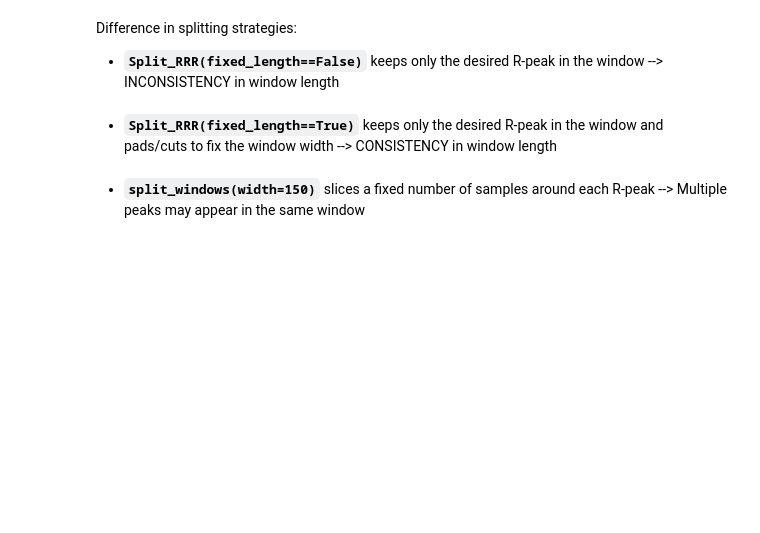
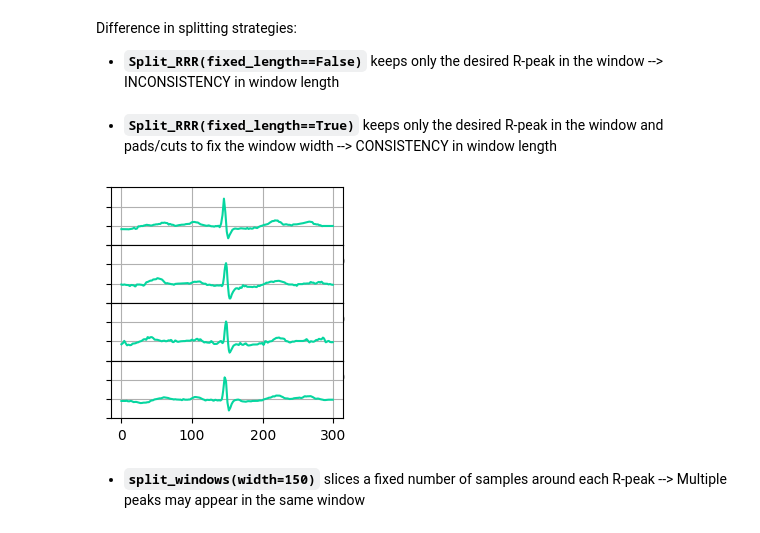
Before and after one commit to alberto-rota/PAC-PVC-Beat-Classifier-for-ECGs, a Jupyter notebook: gold.ipynb, the cells around one changed output. Drawn from its saved outputs; the diff is of its cells as text; code cells hidden in the pictures; blank space fills up the shorter version.

```diff
--- a/gold.ipynb
+++ b/gold.ipynb
@@ -288,32 +315,34 @@ Difference in splitting strategies:
 # %%
 split1,_ = ptest.split_RRR(borders=0.05)
 idxs = [randint(0,1000) for _ in range(4)]
-plt.figure(figsize=(12,1))
+plt.figure(figsize=(3,3))
 for p,i in enumerate(idxs):
-    plt.subplot(1,4,p+1)
+    plt.subplot(4,1,p+1)
     plt.plot(split1[i],color=color['S'])
-    plt.title(f"W{i}: length={len(split1[i])}")
+    # plt.title(f"W{i}: length={len(split1[i])}")
     yt,_ = plt.yticks()
     plt.yticks(ticks=yt,labels=[])
     plt.subplots_adjust(wspace=0, hspace=0)
     plt.grid(True)
-plt.show()
+    plt.xlim([-20,350])
 # %% [markdown]
 * **`Split_RRR(fixed_length==True)`** keeps only the desired R-peak in the window and pads/cuts to fix the window width --> CONSISTENCY in window length
 # %%
 
-split1,_ = ptest.split_RRR(borders=0.05,fixed_length=150)
+split1,_ = ptest.split_RRR(borders=0.05,fixed_length=300)
 idxs = [randint(0,1000) for _ in range(4)]
-plt.figure(figsize=(12,1))
+plt.figure(figsize=(3,3))
 for p,i in enumerate(idxs):
-    plt.subplot(1,4,p+1)
+    plt.subplot(4,1,p+1)
     plt.plot(split1[i],color=color['N'])
-    plt.title(f"W{i}: length={len(split1[i])}")
+    # plt.title(f"W{i}: length={len(split1[i])}")
     yt,_ = plt.yticks()
     plt.yticks(ticks=yt,labels=[])
     plt.subplots_adjust(wspace=0, hspace=0)
     plt.grid(True)
 plt.show()
+# %% [output]
+[figure, added]
 # %% [markdown]
 * **`split_windows(width=150)`** slices a fixed number of samples around each R-peak --> Multiple peaks may appear in the same window
 # %%
```
Also changed, not shown: parts of 8 cells of this notebook, 13 other files.
